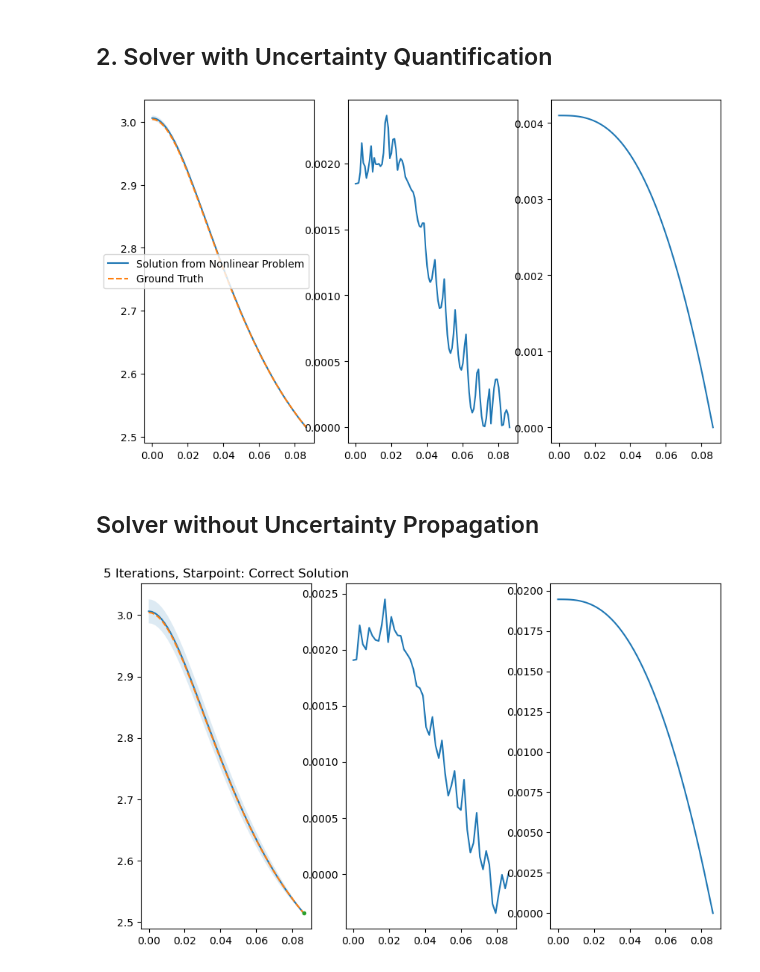
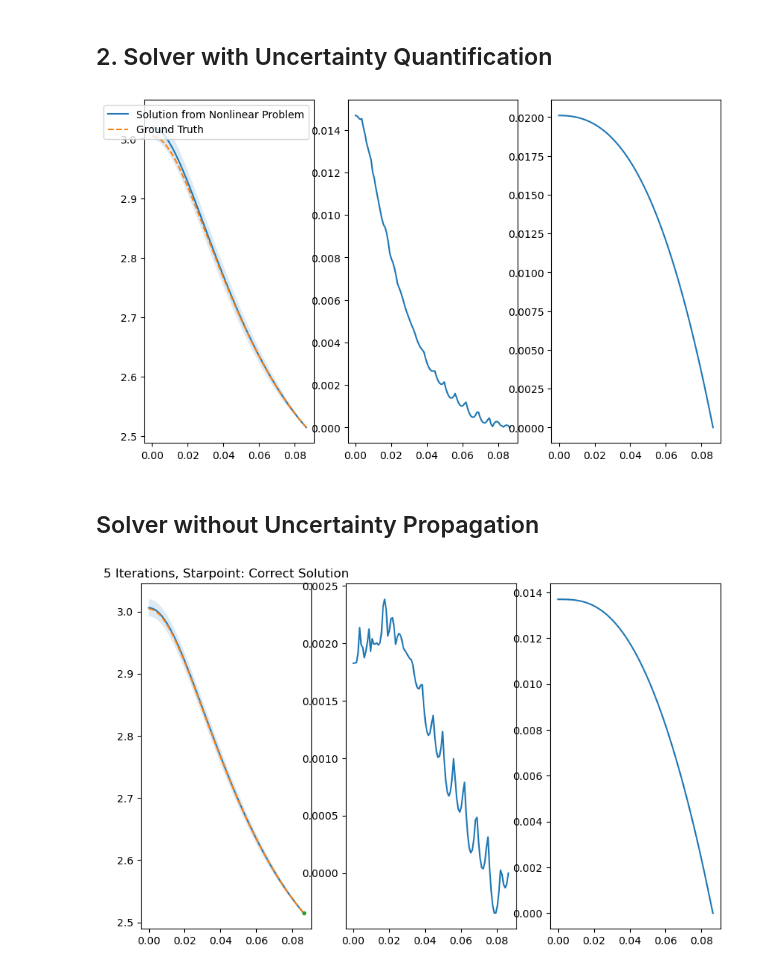
Before and after one commit to Poincare-code/henri, a Jupyter notebook: notebooks/validation-notebooks/Relevant/2_Non_Linear-Psi.ipynb, the cells around one changed output. Drawn from its saved outputs; the diff is of its cells as text; code cells hidden in the pictures.

```diff
--- a/notebooks/validation-notebooks/Relevant/2_Non_Linear-Psi.ipynb
+++ b/notebooks/validation-notebooks/Relevant/2_Non_Linear-Psi.ipynb
@@ -56,9 +56,9 @@ psi    = psi_intp(R)
 
 # A large perturbation can be used as an initialization of psi
 # Perturbation parameters
-center_value  = 0.3        # Center value
-sigma         = 1.0e-1     # Width of the full Gaussian
-amplitude     = 1.0e1      # Scale factor
+center_value  = 0.02        # Center value
+sigma         = 2*1.0e-2     # Width of the full Gaussian
+amplitude     = 4.5e0      # Scale factor
 
 # Construction of the perturbation
 center_index  = np.argmin(np.abs(R - center_value))
@@ -67,7 +67,7 @@ gaussian      = amplitude * np.exp(-((R - R[center_index]) ** 2) / (2 * sigma**2
 psi_perturbation = gaussian * R_centered
 
 # Define the perturbed density
-perturbed_psi = psi + psi_perturbation
+perturbed_psi = psi + psi_perturbation + 0.5
 
 fig, ax = plt.subplots(1, 2, figsize=(8, 4))
 ax[0].plot(R, psi)
@@ -177,9 +177,9 @@ def solve_ode(basis_func_matrix, design_matrix, observations, prior_mean, prior_
 # ==================================================================
 # Initialization and solver definitions
 psi_init                       = perturbed_psi
-iteration_steps                = 150
-N                              = 10                 # Number of basis functions
-s                              = 10**(6)            # Likelihood variance on S1 in the source term
+iteration_steps                = 3
+N                              = 25                 # Number of basis functions
+s                              = 10**(5.5)            # Likelihood variance on S1 in the source term
 l                              = 10**(12)           # Prior variance on psi, i.e. the solution
 
 # Conversion to (co-)variance matrices
@@ -216,40 +216,37 @@ for i in tqdm(range(iteration_steps)):
     Jf_psi = np.diag(-S1/(solution_mean_primal + boundary_value)**2)
     Jf_S   = np.diag(1/(solution_mean_primal + boundary_value))
 
-    # As S1 vanishes at R_max, a small numerical stabilizer is added to preserve the full-rankness of the resulting precision matrix
-    Jf_psi[-1, -1] = 1
-
     # Gaussian approximation of the likelihood precision
-    likelihood_prec = np.linalg.inv(Jf_S @ S @ Jf_S.T + Jf_psi @ psi_var_storage[:,:,i] @ Jf_psi.T)
+    likelihood_prec = np.linalg.inv(Jf_S @ S @ Jf_S.T + Jf_psi @ solution_variance_primal @ Jf_psi.T)
 
     # Store intermediate results
     psi_mean_storage[:, i+1]         = solution_mean_primal
     psi_var_storage[:,:,i+1]         = solution_variance_primal
     w_mean_storage[:,i+1]            = w
     w_prec_storage[:,:,i+1]          = w_prec
+    source_term_storage[:,i+1]       = construct_source_term(solution_mean_primal + boundary_value)
     likelihood_prec_storage[:,:,i+1] = likelihood_prec
-    source_term_storage[:,i+1]       = construct_source_term(solution_mean_primal + boundary_value)
 
 
 # ==================================================================
 # Visualization of the solution
 # ==================================================================
 fig, ax = plt.subplots(1,3, figsize=(10,6))
 
 # Ground truth vs. Solution including standard deviation
 solution_std = np.sqrt(np.diag(solution_variance_primal))
 ax[0].plot(R, (solution_mean_primal + boundary_value), label="Solution from Nonlinear Problem")
 ax[0].fill_between(R, solution_mean_primal + boundary_value - solution_std, solution_mean_primal + boundary_value + solution_std, alpha=0.15)
 ax[0].plot(R, psi, ls='--', label="Ground Truth")
 ax[0].legend()
 
 # Absolute error
 ax[1].plot(R, np.abs(solution_mean_primal + boundary_value - psi))
 
 # Standard deviation
 ax[2].plot(R, solution_std);
 # %% [output]
-[figure, old version]
+[figure, new version]
 # %% [markdown]
 ## Solver without Uncertainty Propagation
 # %%
@@ -352,4 +349,4 @@ ax[1].plot(R, solution_mean_primal + y_BC2 - psi)
 
 ax[2].plot(R, solution_std);
 # %% [output]
-[figure, old version]
+[figure, new version]
```
Also changed, not shown: parts of 1 cell of this notebook, 1 other file.
